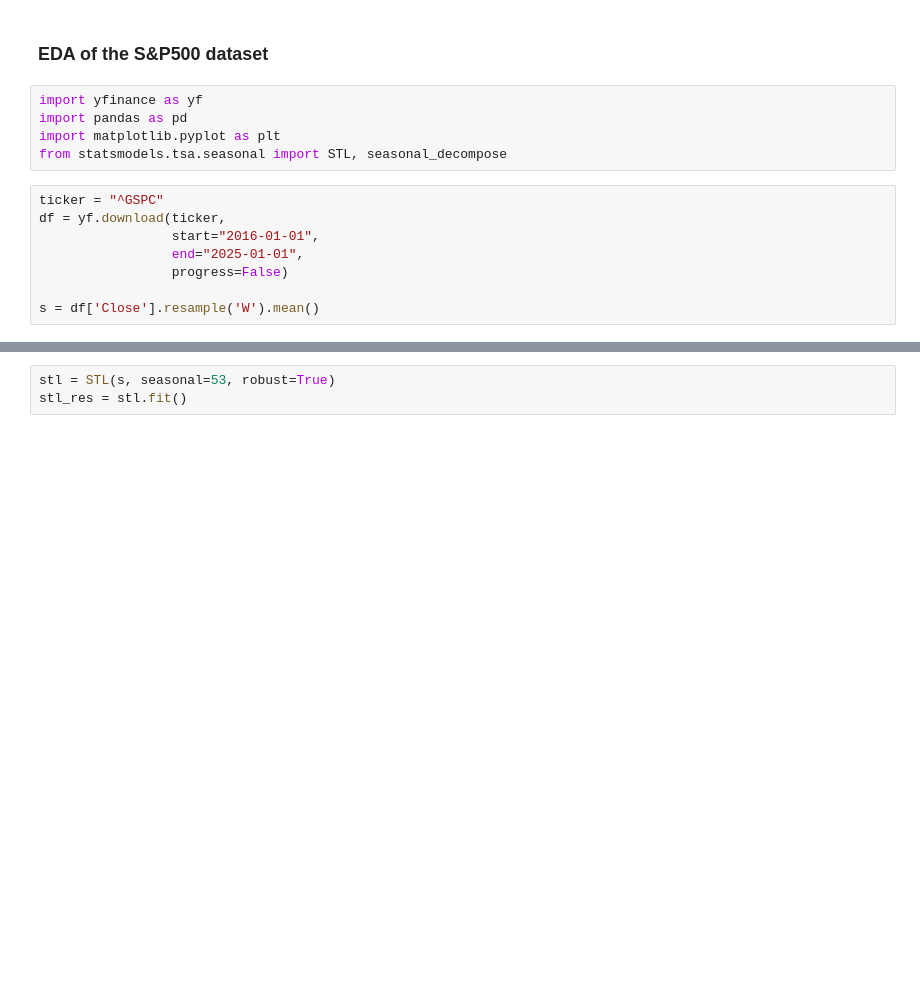
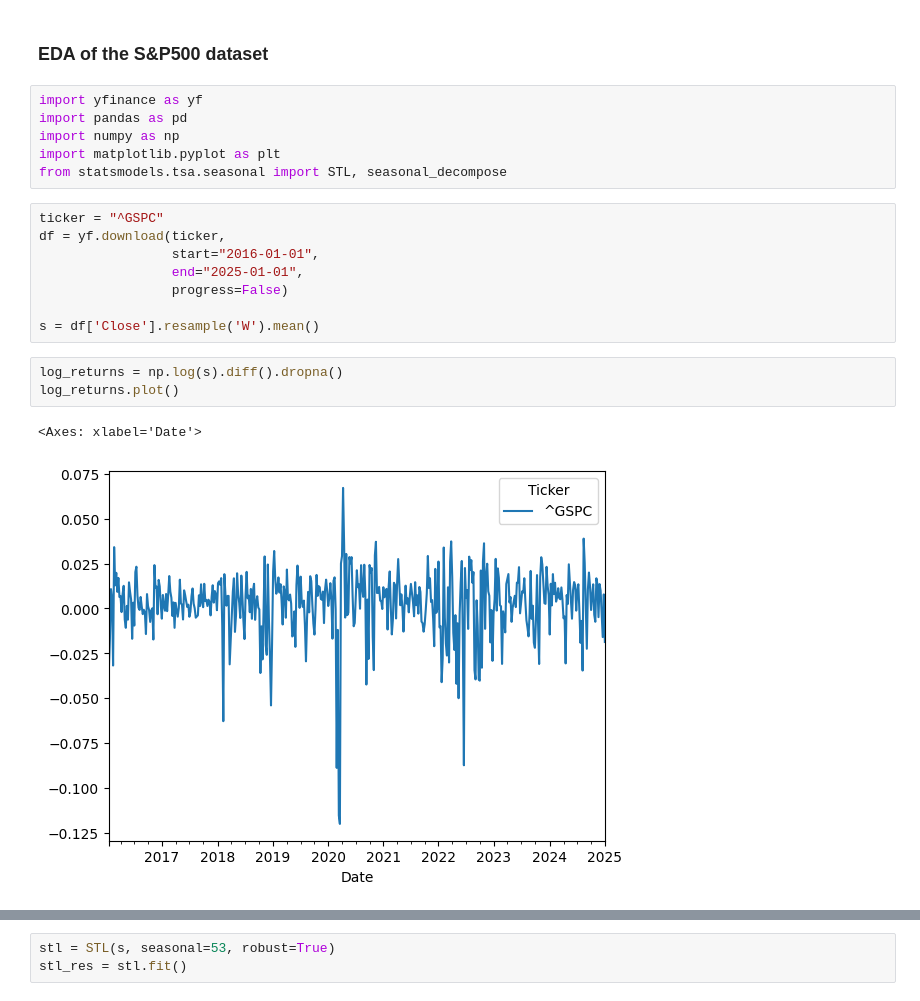
Before and after one commit to Isra3750/Time_series_forecasting_eval_SP500, a Jupyter notebook: Sp500_EDA.ipynb, the cells around one changed output, grey strips where cells are left out. Drawn from its saved outputs; the diff is of its cells as text; blank space fills up the shorter version.

```diff
--- a/Sp500_EDA.ipynb
+++ b/Sp500_EDA.ipynb
@@ -3,6 +3,7 @@
 # %%
 import yfinance as yf
 import pandas as pd
+import numpy as np
 import matplotlib.pyplot as plt
 from statsmodels.tsa.seasonal import STL, seasonal_decompose
 # %%
@@ -13,3 +14,9 @@ df = yf.download(ticker,
                  progress=False)
 
 s = df['Close'].resample('W').mean()
+# %%
+log_returns = np.log(s).diff().dropna()
+log_returns.plot()
+# %% [output]
+<Axes: xlabel='Date'>
+[figure, added]
```
Also changed, not shown: parts of 2 cells of this notebook, 14 other files.
